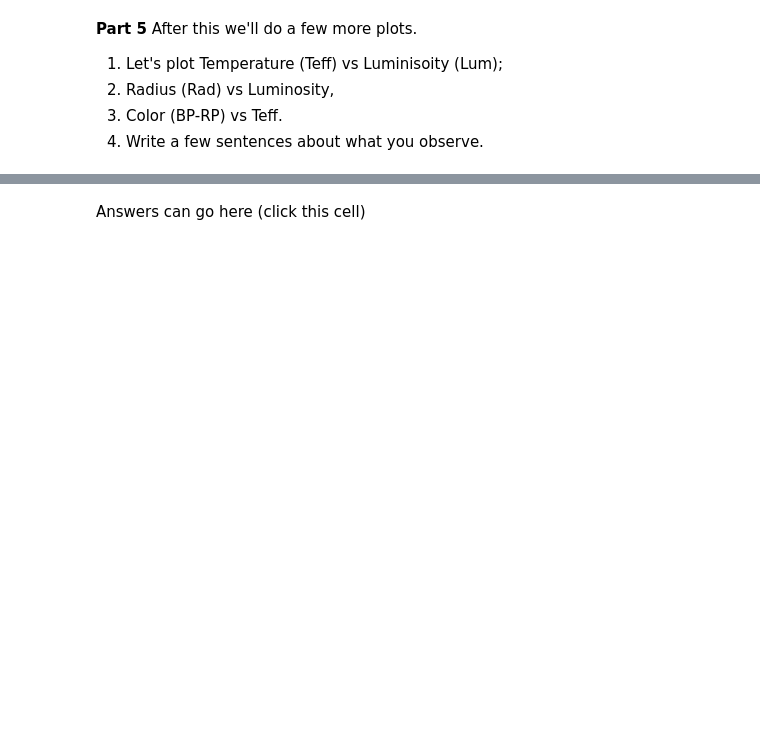
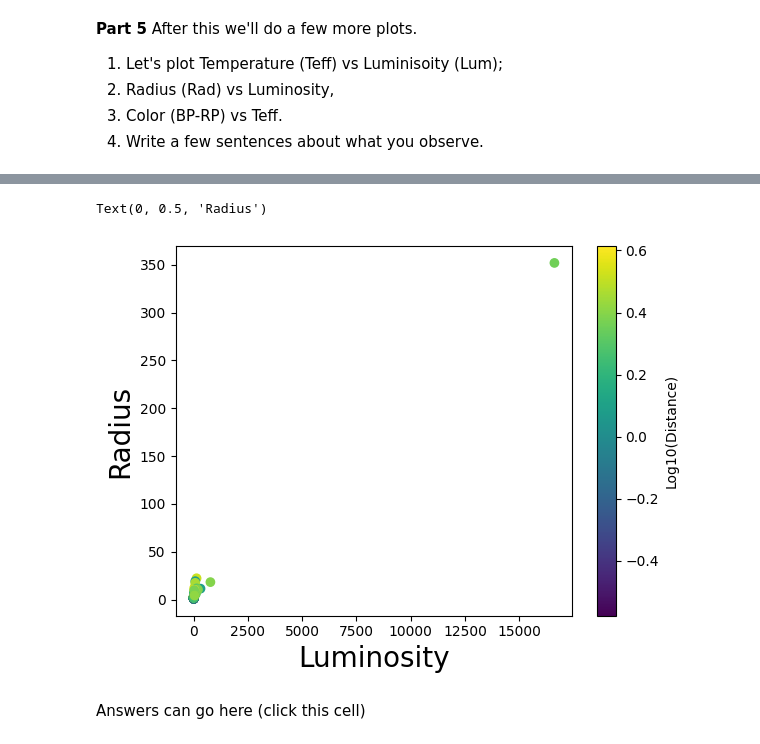
Before and after one commit to HomerTheChicken/PHYS3025Work, a Jupyter notebook: PHYS_3025_Activity_1.ipynb, the cells around one changed output, grey strips where cells are left out. Saved outputs shown, nothing was run; the diff lists cells and outputs as text; code cells hidden in the pictures; blank space fills up the shorter version.

```diff
--- a/PHYS_3025_Activity_1.ipynb
+++ b/PHYS_3025_Activity_1.ipynb
@@ -365,0 +404,9 @@ After this we'll do a few more plots.
+# %%
+plt.scatter(data_clean["Lum"],data_clean["Rad"],c=np.log10(distance)) # plot J-K vs. J
+cbar=plt.colorbar()
+cbar.set_label('Log10(Distance)')
+plt.xlabel("Luminosity", fontsize=20)
+plt.ylabel("Radius", fontsize=20)
+# %% [output]
+Text(0, 0.5, 'Radius')
+[figure, added]
```
Also changed, not shown: parts of 12 cells of this notebook.
